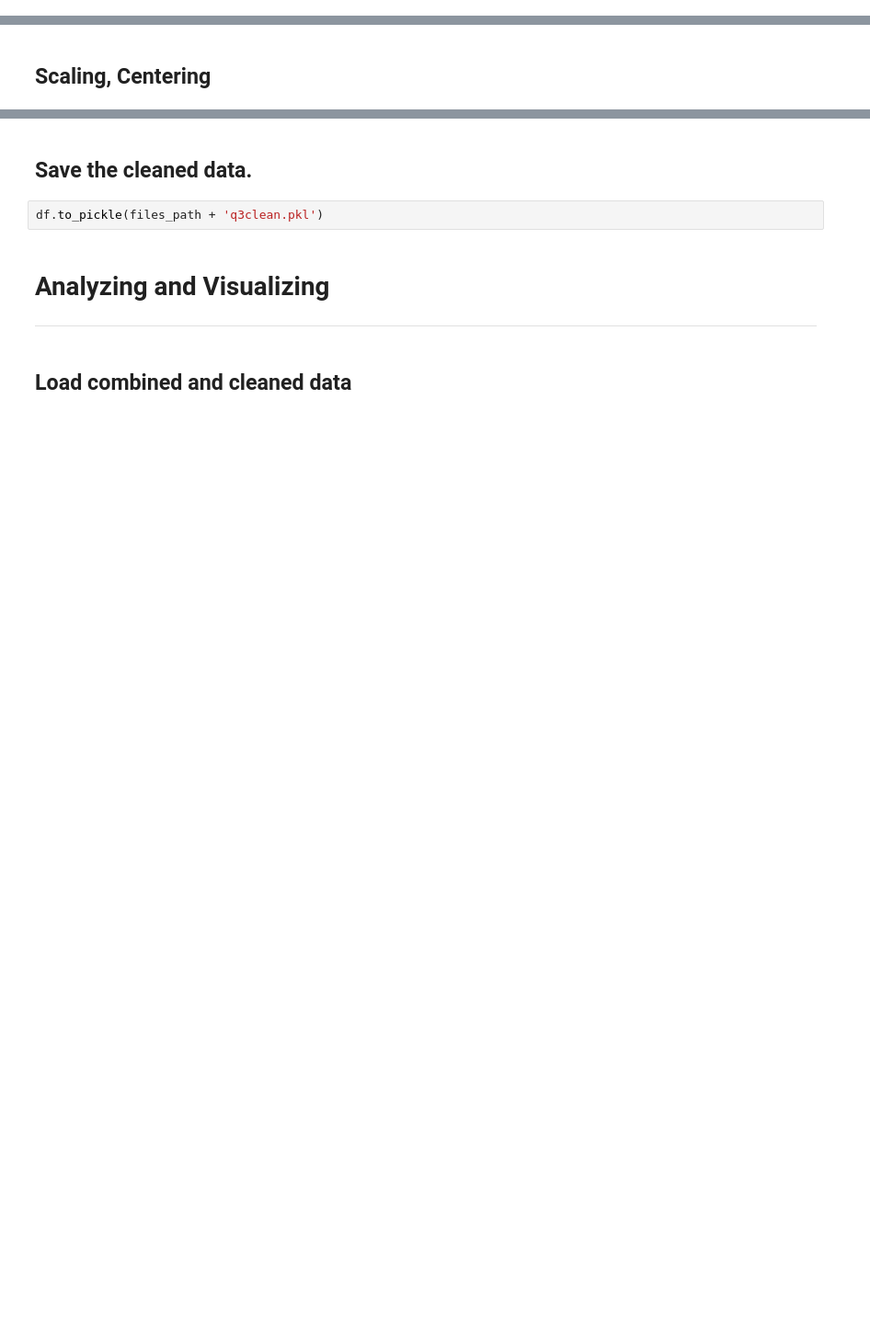
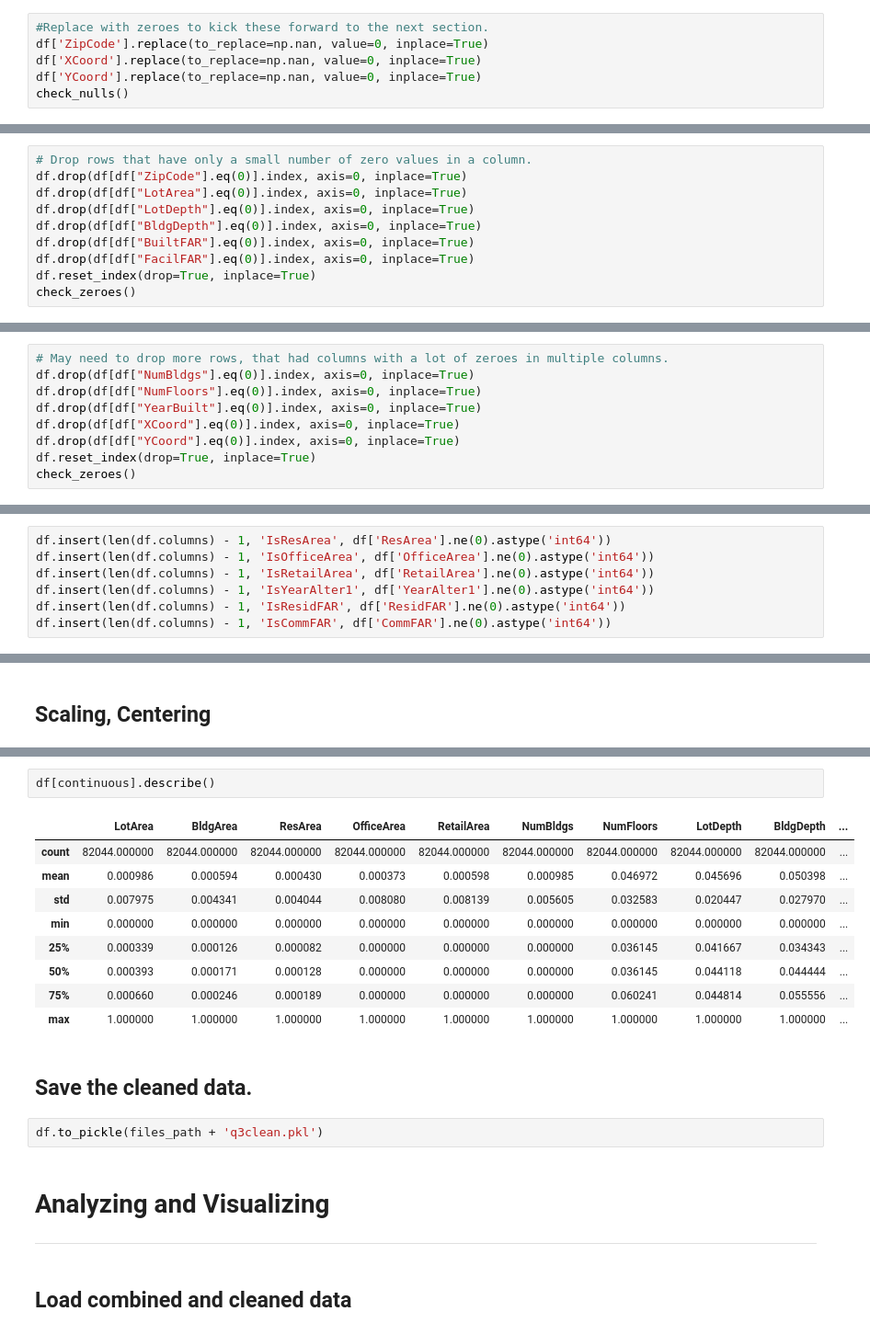
Before and after one commit to JeffBohn/notebooks, a Jupyter notebook: Courses/IBM-DS0720EN-Capstone/notebook3.ipynb, the cells around one changed output, grey strips where cells are left out. Shown at 92% size. Drawn from its saved outputs; the diff is of its cells as text; blank space fills up the shorter version.

```diff
--- a/Courses/IBM-DS0720EN-Capstone/notebook3.ipynb
+++ b/Courses/IBM-DS0720EN-Capstone/notebook3.ipynb
@@ -654,0 +468,6 @@ imputate_column('RetailArea')
+# %%
+#Replace with zeroes to kick these forward to the next section.
+df['ZipCode'].replace(to_replace=np.nan, value=0, inplace=True)
+df['XCoord'].replace(to_replace=np.nan, value=0, inplace=True)
+df['YCoord'].replace(to_replace=np.nan, value=0, inplace=True)
+check_nulls()
@@ -654,0 +501,10 @@ imputate_column('RetailArea')
+# %%
+# Drop rows that have only a small number of zero values in a column.
+df.drop(df[df["ZipCode"].eq(0)].index, axis=0, inplace=True)
+df.drop(df[df["LotArea"].eq(0)].index, axis=0, inplace=True)
+df.drop(df[df["LotDepth"].eq(0)].index, axis=0, inplace=True)
+df.drop(df[df["BldgDepth"].eq(0)].index, axis=0, inplace=True)
+df.drop(df[df["BuiltFAR"].eq(0)].index, axis=0, inplace=True)
+df.drop(df[df["FacilFAR"].eq(0)].index, axis=0, inplace=True)
+df.reset_index(drop=True, inplace=True)
+check_zeroes()
@@ -654,0 +524,9 @@ imputate_column('RetailArea')
+# %%
+# May need to drop more rows, that had columns with a lot of zeroes in multiple columns.
+df.drop(df[df["NumBldgs"].eq(0)].index, axis=0, inplace=True)
+df.drop(df[df["NumFloors"].eq(0)].index, axis=0, inplace=True)
+df.drop(df[df["YearBuilt"].eq(0)].index, axis=0, inplace=True)
+df.drop(df[df["XCoord"].eq(0)].index, axis=0, inplace=True)
+df.drop(df[df["YCoord"].eq(0)].index, axis=0, inplace=True)
+df.reset_index(drop=True, inplace=True)
+check_zeroes()
@@ -654,0 +543,7 @@ imputate_column('RetailArea')
+# %%
+df.insert(len(df.columns) - 1, 'IsResArea', df['ResArea'].ne(0).astype('int64'))
+df.insert(len(df.columns) - 1, 'IsOfficeArea', df['OfficeArea'].ne(0).astype('int64'))
+df.insert(len(df.columns) - 1, 'IsRetailArea', df['RetailArea'].ne(0).astype('int64'))
+df.insert(len(df.columns) - 1, 'IsYearAlter1', df['YearAlter1'].ne(0).astype('int64'))
+df.insert(len(df.columns) - 1, 'IsResidFAR', df['ResidFAR'].ne(0).astype('int64'))
+df.insert(len(df.columns) - 1, 'IsCommFAR', df['CommFAR'].ne(0).astype('int64'))
@@ -675,3 +615,15 @@ df.shape
+# %%
+df[continuous].describe()
+# %% [output]
+|  | LotArea | BldgArea | ResArea | OfficeArea | RetailArea | NumBldgs | NumFloors | LotDepth | BldgDepth | ... |
+| count | 82044.000000 | 82044.000000 | 82044.000000 | 82044.000000 | 82044.000000 | 82044.000000 | 82044.000000 | 82044.000000 | 82044.000000 | ... |
+| mean | 0.000986 | 0.000594 | 0.000430 | 0.000373 | 0.000598 | 0.000985 | 0.046972 | 0.045696 | 0.050398 | ... |
+| std | 0.007975 | 0.004341 | 0.004044 | 0.008080 | 0.008139 | 0.005605 | 0.032583 | 0.020447 | 0.027970 | ... |
+| min | 0.000000 | 0.000000 | 0.000000 | 0.000000 | 0.000000 | 0.000000 | 0.000000 | 0.000000 | 0.000000 | ... |
+| 25% | 0.000339 | 0.000126 | 0.000082 | 0.000000 | 0.000000 | 0.000000 | 0.036145 | 0.041667 | 0.034343 | ... |
+| 50% | 0.000393 | 0.000171 | 0.000128 | 0.000000 | 0.000000 | 0.000000 | 0.036145 | 0.044118 | 0.044444 | ... |
+| 75% | 0.000660 | 0.000246 | 0.000189 | 0.000000 | 0.000000 | 0.000000 | 0.060241 | 0.044814 | 0.055556 | ... |
+| max | 1.000000 | 1.000000 | 1.000000 | 1.000000 | 1.000000 | 1.000000 | 1.000000 | 1.000000 | 1.000000 | ... |
 # %% [markdown]
 ## Save the cleaned data.
 # %%
```
Also changed, not shown: parts of 75 cells of this notebook.
